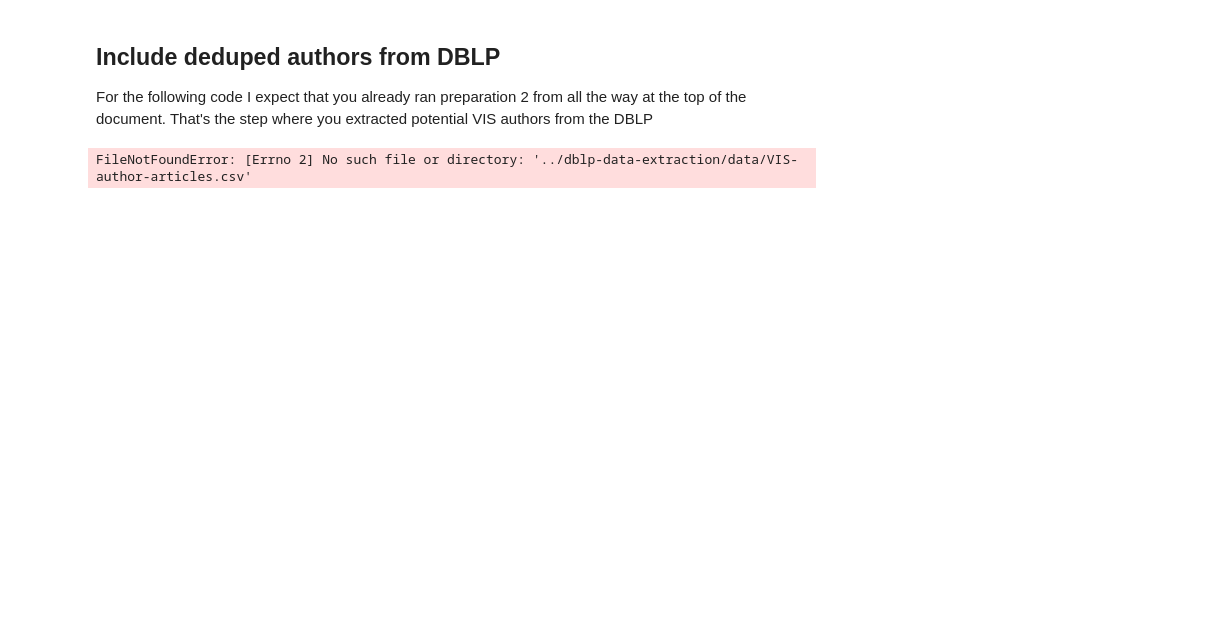
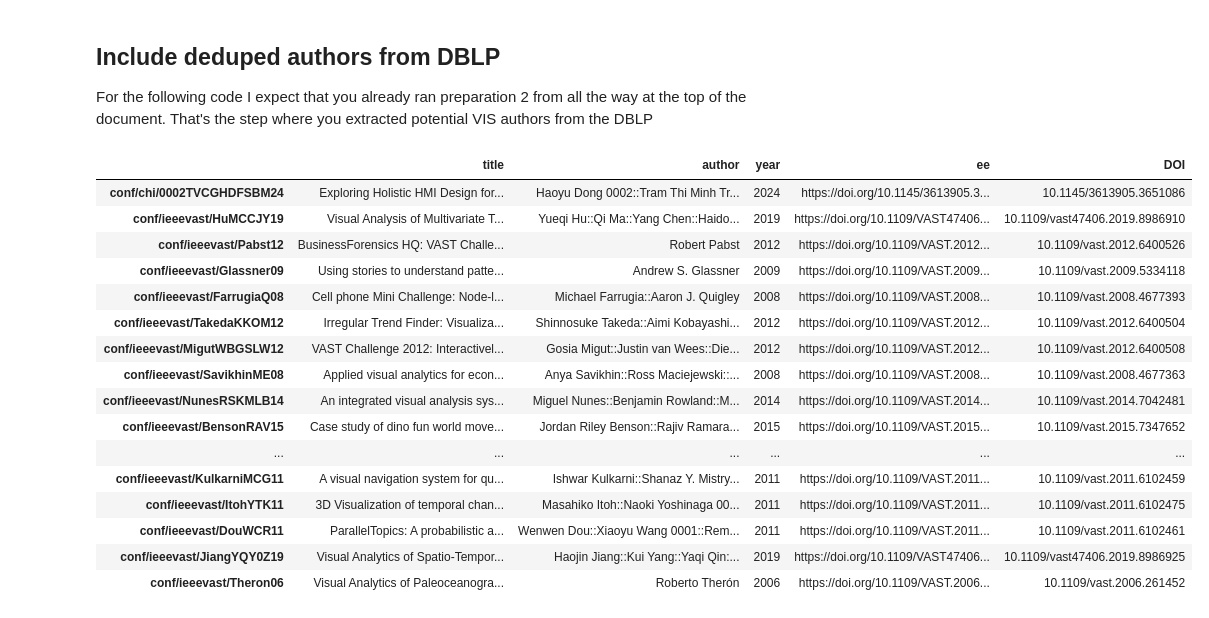
Before and after one commit to pisenberg/vispubdata, a Jupyter notebook: vispubdata-update/Vispubdata update IEEE VIS papers.ipynb, the cells around one changed output. Saved outputs shown, nothing was run; the diff lists cells and outputs as text; code cells hidden in the pictures; blank space fills up the shorter version.

```diff
--- a/vispubdata-update/Vispubdata update IEEE VIS papers.ipynb
+++ b/vispubdata-update/Vispubdata update IEEE VIS papers.ipynb
@@ -915,10 +991,46 @@ UnboundLocalError: local variable 'tokenValue' referenced before assignment
 ## Include deduped authors from DBLP
 
 For the following code I expect that you already ran preparation 2 from all the way at the top of the document. That's the step where you extracted potential VIS authors from the DBLP
+# %%
+def find_doi_substring(text):
+    # Define the regex pattern to find the DOI that starts with doi.org
+    pattern = r'doi\.org/([^:]+?)(::|$)'
+
+    # Search for the pattern in the given text
+    match = re.search(pattern, text)
+
+    # If a match is found, return the captured group (the DOI substring)
+    if match:
+        return match.group(1)
+    else:
+        return None
 # %%
 dblpauthors = pd.read_csv("../dblp-data-extraction/data/VIS-author-articles.csv",keep_default_na=False)
 
+# Define the regex pattern to find the doi out of the list of electronic identifiers
+dblpauthors['DOI'] = dblpauthors['ee'].apply(find_doi_substring)
+dblpauthors['DOI'] = dblpauthors['DOI'].str.lower()
+
+dblpauthors.head(20)
+
+
 #if this fails you didn't do step 2 above
 # %% [output]
-FileNotFoundError: [Errno 2] No such file or directory: '../dblp-data-extraction/data/VIS-author-articles.csv'
+|  | title | author | year | ee | DOI |
+| conf/chi/0002TVCGHDFSBM24 | Exploring Holistic HMI Design for... | Haoyu Dong 0002::Tram Thi Minh Tr... | 2024 | https://doi.org/10.1145/3613905.3... | 10.1145/3613905.3651086 |
+| conf/ieeevast/HuMCCJY19 | Visual Analysis of Multivariate T... | Yueqi Hu::Qi Ma::Yang Chen::Haido... | 2019 | https://doi.org/10.1109/VAST47406... | 10.1109/vast47406.2019.8986910 |
+| conf/ieeevast/Pabst12 | BusinessForensics HQ: VAST Challe... | Robert Pabst | 2012 | https://doi.org/10.1109/VAST.2012... | 10.1109/vast.2012.6400526 |
+| conf/ieeevast/Glassner09 | Using stories to understand patte... | Andrew S. Glassner | 2009 | https://doi.org/10.1109/VAST.2009... | 10.1109/vast.2009.5334118 |
+| conf/ieeevast/FarrugiaQ08 | Cell phone Mini Challenge: Node-l... | Michael Farrugia::Aaron J. Quigley | 2008 | https://doi.org/10.1109/VAST.2008... | 10.1109/vast.2008.4677393 |
+| conf/ieeevast/TakedaKKOM12 | Irregular Trend Finder: Visualiza... | Shinnosuke Takeda::Aimi Kobayashi... | 2012 | https://doi.org/10.1109/VAST.2012... | 10.1109/vast.2012.6400504 |
+| conf/ieeevast/MigutWBGSLW12 | VAST Challenge 2012: Interactivel... | Gosia Migut::Justin van Wees::Die... | 2012 | https://doi.org/10.1109/VAST.2012... | 10.1109/vast.2012.6400508 |
+| conf/ieeevast/SavikhinME08 | Applied visual analytics for econ... | Anya Savikhin::Ross Maciejewski::... | 2008 | https://doi.org/10.1109/VAST.2008... | 10.1109/vast.2008.4677363 |
+| conf/ieeevast/NunesRSKMLB14 | An integrated visual analysis sys... | Miguel Nunes::Benjamin Rowland::M... | 2014 | https://doi.org/10.1109/VAST.2014... | 10.1109/vast.2014.7042481 |
+| conf/ieeevast/BensonRAV15 | Case study of dino fun world move... | Jordan Riley Benson::Rajiv Ramara... | 2015 | https://doi.org/10.1109/VAST.2015... | 10.1109/vast.2015.7347652 |
+| ... | ... | ... | ... | ... | ... |
+| conf/ieeevast/KulkarniMCG11 | A visual navigation system for qu... | Ishwar Kulkarni::Shanaz Y. Mistry... | 2011 | https://doi.org/10.1109/VAST.2011... | 10.1109/vast.2011.6102459 |
+| conf/ieeevast/ItohYTK11 | 3D Visualization of temporal chan... | Masahiko Itoh::Naoki Yoshinaga 00... | 2011 | https://doi.org/10.1109/VAST.2011... | 10.1109/vast.2011.6102475 |
+| conf/ieeevast/DouWCR11 | ParallelTopics: A probabilistic a... | Wenwen Dou::Xiaoyu Wang 0001::Rem... | 2011 | https://doi.org/10.1109/VAST.2011... | 10.1109/vast.2011.6102461 |
+| conf/ieeevast/JiangYQY0Z19 | Visual Analytics of Spatio-Tempor... | Haojin Jiang::Kui Yang::Yaqi Qin:... | 2019 | https://doi.org/10.1109/VAST47406... | 10.1109/vast47406.2019.8986925 |
+| conf/ieeevast/Theron06 | Visual Analytics of Paleoceanogra... | Roberto Therón | 2006 | https://doi.org/10.1109/VAST.2006... | 10.1109/vast.2006.261452 |
 # %%
```
Also changed, not shown: parts of 26 cells of this notebook, 14 other files.
